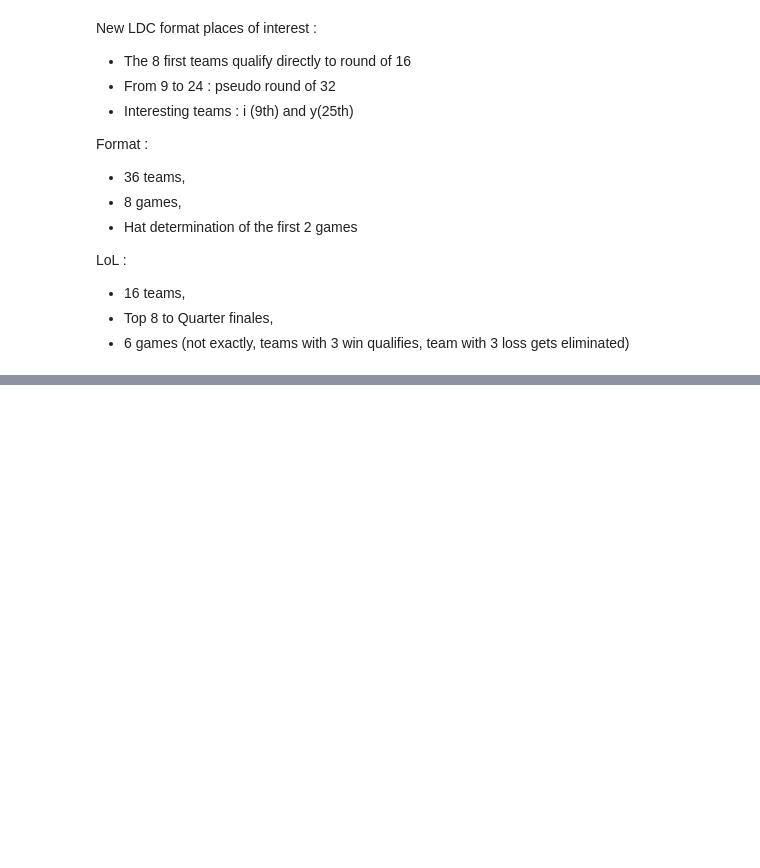
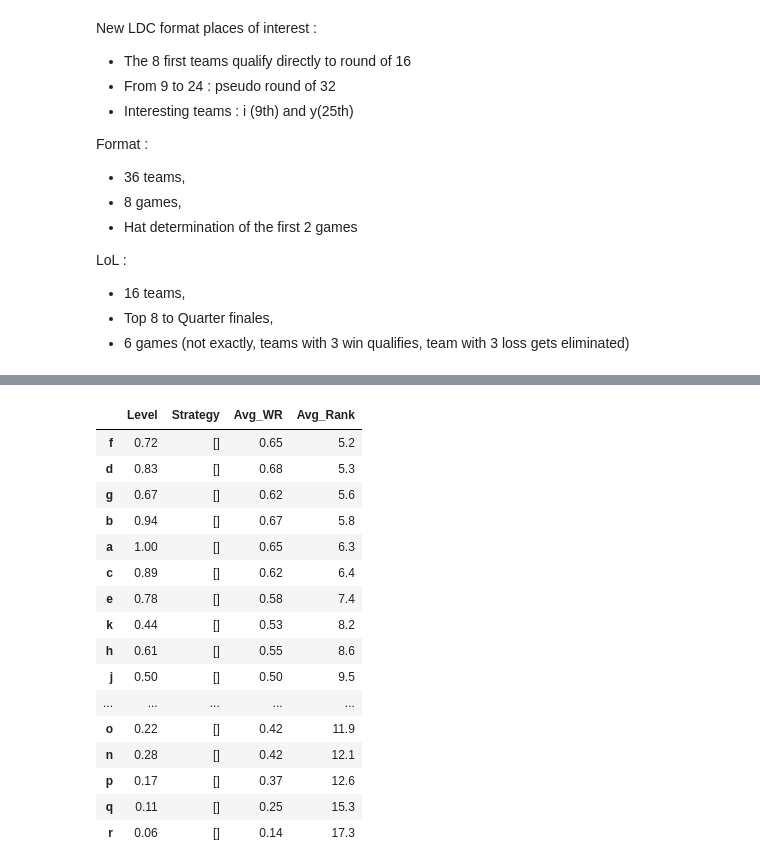
Before and after one commit to arnaud-odet/swiss_rounds_simulator, a Jupyter notebook: swiss_round.ipynb, the cells around one changed output, grey strips where cells are left out. Saved outputs shown, nothing was run; the diff lists cells and outputs as text; code cells hidden in the pictures; blank space fills up the shorter version.

```diff
--- a/swiss_round.ipynb
+++ b/swiss_round.ipynb
@@ -56,0 +60,21 @@ for i in range(n_rounds+1):
+# %%
+simu = simulate_n_tournaments(n_tournaments=10,nb_teams=n_teams, nb_games= n_rounds, delta_level='linear')
+simu
+# %% [output]
+|  | Level | Strategy | Avg_WR | Avg_Rank |
+| f | 0.72 | [] | 0.65 | 5.2 |
+| d | 0.83 | [] | 0.68 | 5.3 |
+| g | 0.67 | [] | 0.62 | 5.6 |
+| b | 0.94 | [] | 0.67 | 5.8 |
+| a | 1.00 | [] | 0.65 | 6.3 |
+| c | 0.89 | [] | 0.62 | 6.4 |
+| e | 0.78 | [] | 0.58 | 7.4 |
+| k | 0.44 | [] | 0.53 | 8.2 |
+| h | 0.61 | [] | 0.55 | 8.6 |
+| j | 0.50 | [] | 0.50 | 9.5 |
+| ... | ... | ... | ... | ... |
+| o | 0.22 | [] | 0.42 | 11.9 |
+| n | 0.28 | [] | 0.42 | 12.1 |
+| p | 0.17 | [] | 0.37 | 12.6 |
+| q | 0.11 | [] | 0.25 | 15.3 |
+| r | 0.06 | [] | 0.14 | 17.3 |
```
Also changed, not shown: parts of 5 cells of this notebook, 2 other files.
